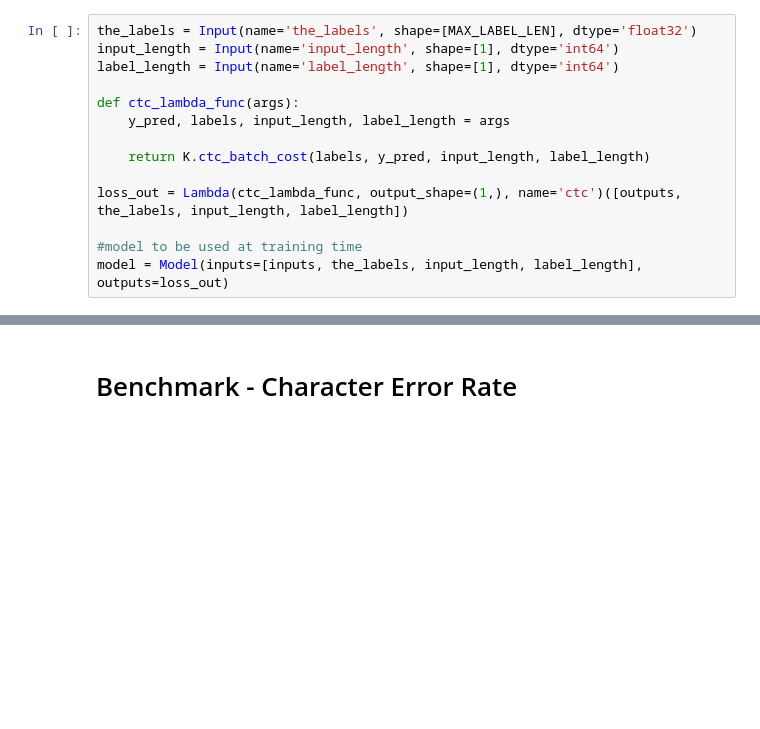
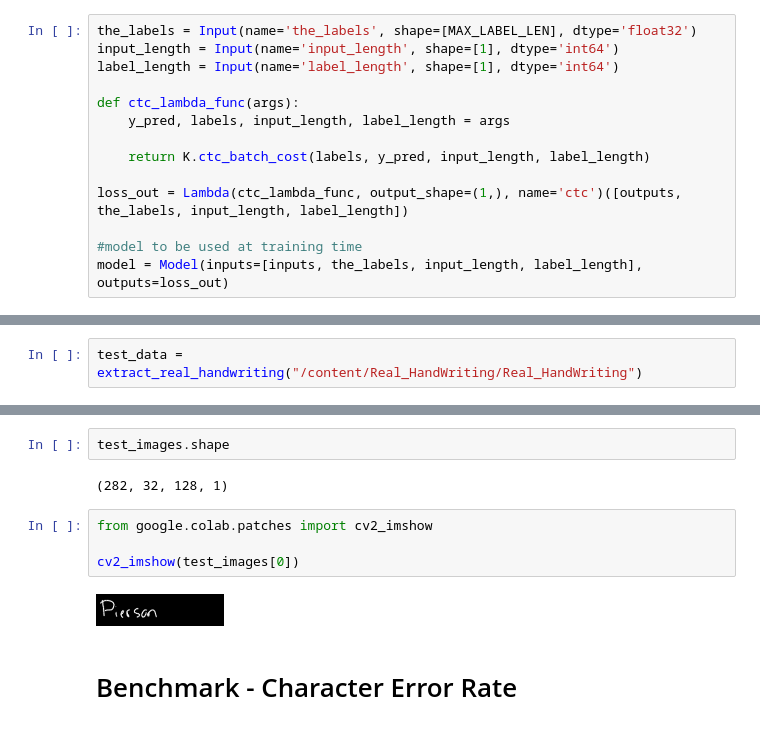
Before and after one commit to kaicong12/CRNN-HandWriting-Recognition, a Jupyter notebook: BaseLine_Benchmark.ipynb, the cells around one changed output, grey strips where cells are left out. Drawn from its saved outputs; the diff is of its cells as text; blank space fills up the shorter version.

```diff
--- a/BaseLine_Benchmark.ipynb
+++ b/BaseLine_Benchmark.ipynb
@@ -340,0 +386,2 @@ KeyboardInterrupt: ignored
+# %%
+test_data = extract_real_handwriting("/content/Real_HandWriting/Real_HandWriting")
@@ -341,3 +425,13 @@ KeyboardInterrupt: ignored
+# %%
+test_images.shape
+# %% [output]
+(282, 32, 128, 1)
+# %%
+from google.colab.patches import cv2_imshow
+
+cv2_imshow(test_images[0])
+# %% [output]
+[figure, added]
 # %% [markdown]
 # Benchmark - Character Error Rate
 # %%
```
Also changed, not shown: parts of 14 cells of this notebook.
